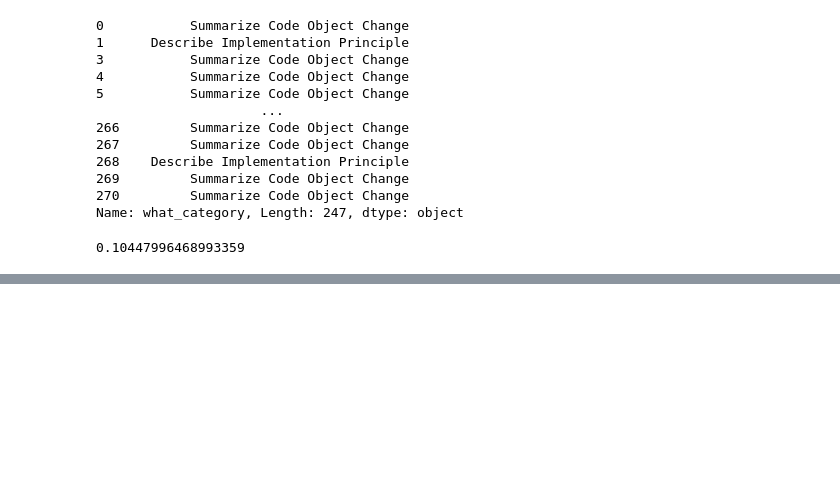
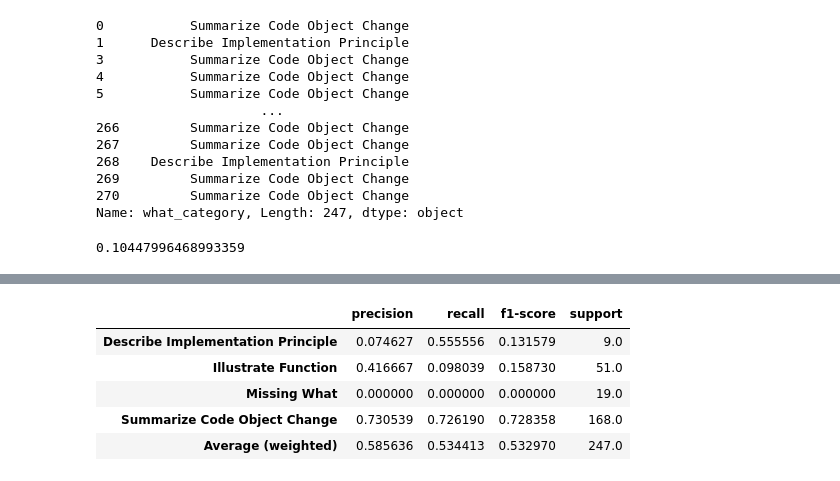
Before and after one commit to kevca87/should_llms_evaluate, a Jupyter notebook: results/what_expressions_classification.ipynb, the cells around one changed output, grey strips where cells are left out. Drawn from its saved outputs; the diff is of its cells as text; code cells hidden in the pictures; blank space fills up the shorter version.

```diff
--- a/results/what_expressions_classification.ipynb
+++ b/results/what_expressions_classification.ipynb
@@ -123,0 +137,10 @@ plt.show()
+# %%
+class_rep_df = pd.DataFrame(class_rep_dict).transpose()
+class_rep_df
+# %% [output]
+|  | precision | recall | f1-score | support |
+| Describe Implementation Principle | 0.074627 | 0.555556 | 0.131579 | 9.0 |
+| Illustrate Function | 0.416667 | 0.098039 | 0.158730 | 51.0 |
+| Missing What | 0.000000 | 0.000000 | 0.000000 | 19.0 |
+| Summarize Code Object Change | 0.730539 | 0.726190 | 0.728358 | 168.0 |
+| Average (weighted) | 0.585636 | 0.534413 | 0.532970 | 247.0 |
```
Also changed, not shown: parts of 7 cells of this notebook, 8 other files.
